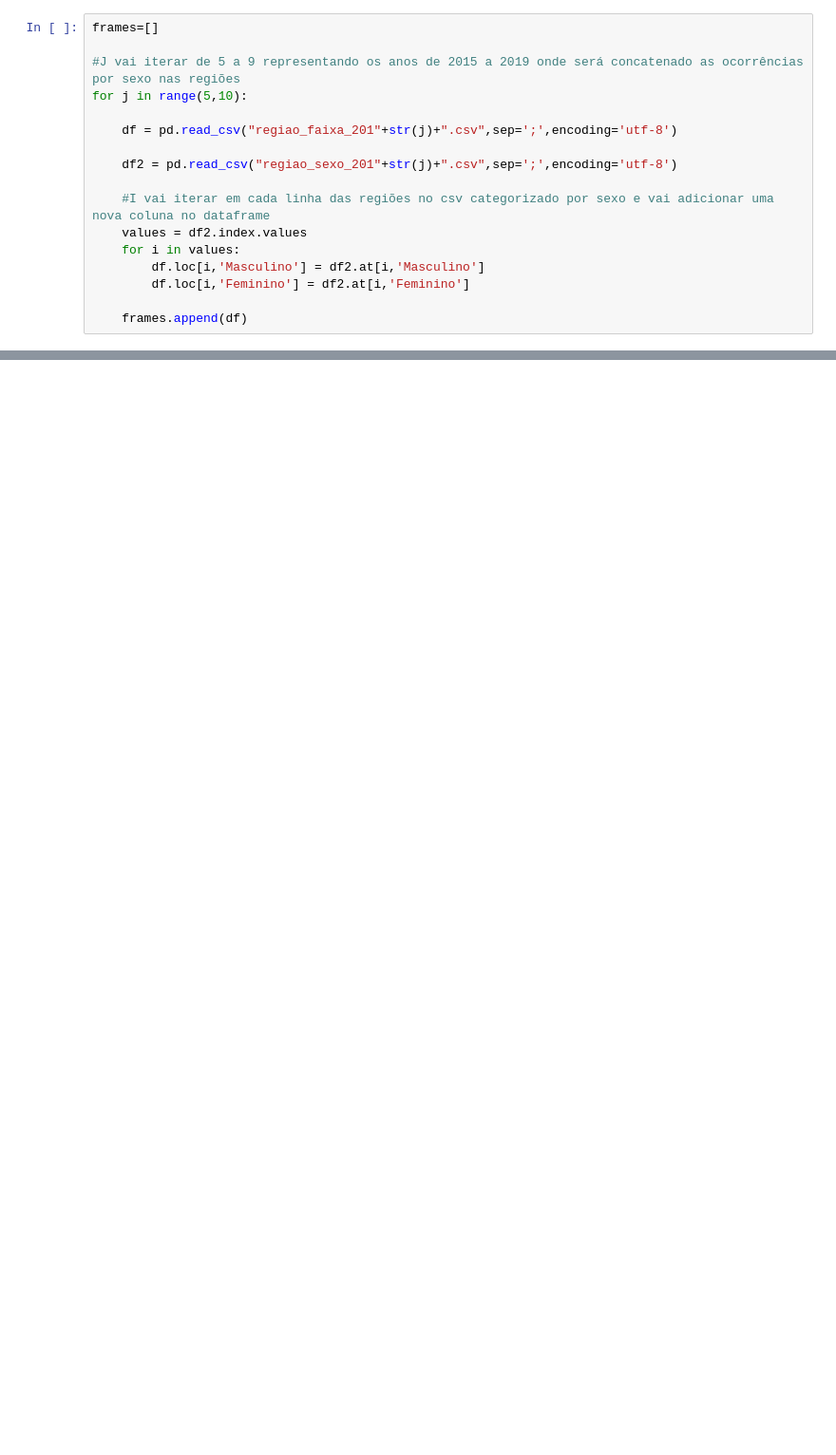
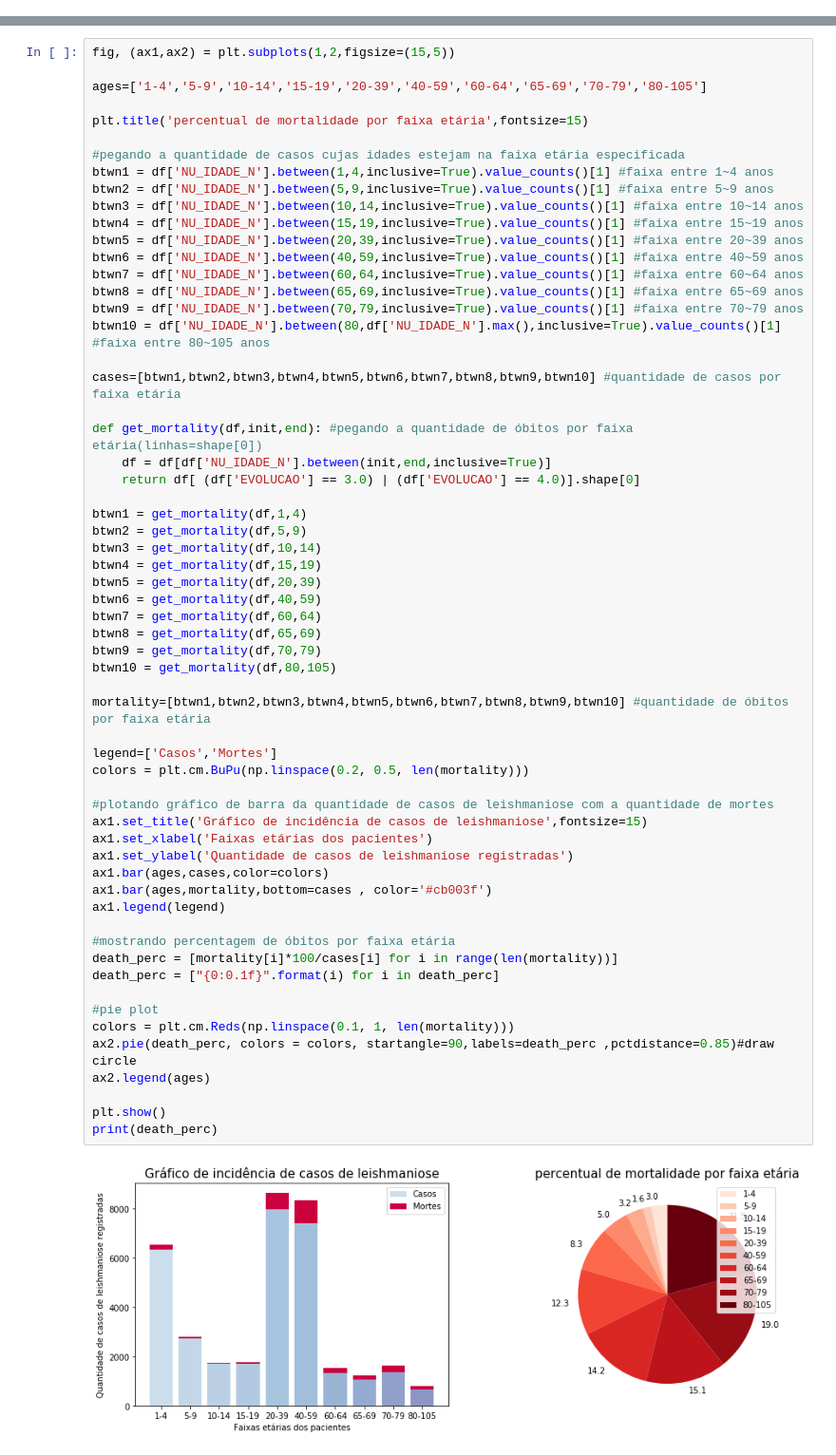
Before and after one commit to L182487/data4health, a Jupyter notebook: notebooks/exp_analysis.ipynb, the cells around one changed output, grey strips where cells are left out. Shown at 95% size. Cells and saved outputs as stored; diff of their text form; blank space fills up the shorter version.

Commit message:
gráficos de incidência e mortalidade

```diff
--- a/notebooks/exp_analysis.ipynb
+++ b/notebooks/exp_analysis.ipynb
@@ -15,17 +23,0 @@ import seaborn as sns
-# %%
-frames=[]
-
-#J vai iterar de 5 a 9 representando os anos de 2015 a 2019 onde será concatenado as ocorrências por sexo nas regiões
-for j in range(5,10):
-
-    df = pd.read_csv("regiao_faixa_201"+str(j)+".csv",sep=';',encoding='utf-8')
-
-    df2 = pd.read_csv("regiao_sexo_201"+str(j)+".csv",sep=';',encoding='utf-8')
-
-    #I vai iterar em cada linha das regiões no csv categorizado por sexo e vai adicionar uma nova coluna no dataframe
-    values = df2.index.values
-    for i in values:
-        df.loc[i,'Masculino'] = df2.at[i,'Masculino']
-        df.loc[i,'Feminino'] = df2.at[i,'Feminino']
-
-    frames.append(df)
@@ -163,0 +178,62 @@ plt.show()
+# %%
+fig, (ax1,ax2) = plt.subplots(1,2,figsize=(15,5))
+
+ages=['1-4','5-9','10-14','15-19','20-39','40-59','60-64','65-69','70-79','80-105']
+
+plt.title('percentual de mortalidade por faixa etária',fontsize=15)
+
+#pegando a quantidade de casos cujas idades estejam na faixa etária especificada
+btwn1 = df['NU_IDADE_N'].between(1,4,inclusive=True).value_counts()[1] #faixa entre 1~4 anos
+btwn2 = df['NU_IDADE_N'].between(5,9,inclusive=True).value_counts()[1] #faixa entre 5~9 anos
+btwn3 = df['NU_IDADE_N'].between(10,14,inclusive=True).value_counts()[1] #faixa entre 10~14 anos
+btwn4 = df['NU_IDADE_N'].between(15,19,inclusive=True).value_counts()[1] #faixa entre 15~19 anos
+btwn5 = df['NU_IDADE_N'].between(20,39,inclusive=True).value_counts()[1] #faixa entre 20~39 anos
+btwn6 = df['NU_IDADE_N'].between(40,59,inclusive=True).value_counts()[1] #faixa entre 40~59 anos
+btwn7 = df['NU_IDADE_N'].between(60,64,inclusive=True).value_counts()[1] #faixa entre 60~64 anos
+btwn8 = df['NU_IDADE_N'].between(65,69,inclusive=True).value_counts()[1] #faixa entre 65~69 anos
+btwn9 = df['NU_IDADE_N'].between(70,79,inclusive=True).value_counts()[1] #faixa entre 70~79 anos
+btwn10 = df['NU_IDADE_N'].between(80,df['NU_IDADE_N'].max(),inclusive=True).value_counts()[1] #faixa entre 80~105 anos
+
+cases=[btwn1,btwn2,btwn3,btwn4,btwn5,btwn6,btwn7,btwn8,btwn9,btwn10] #quantidade de casos por faixa etária
+
+def get_mortality(df,init,end): #pegando a quantidade de óbitos por faixa etária(linhas=shape[0])
+    df = df[df['NU_IDADE_N'].between(init,end,inclusive=True)]
+    return df[ (df['EVOLUCAO'] == 3.0) | (df['EVOLUCAO'] == 4.0)].shape[0]
+
+btwn1 = get_mortality(df,1,4)
+btwn2 = get_mortality(df,5,9)
+btwn3 = get_mortality(df,10,14)
+btwn4 = get_mortality(df,15,19)
+btwn5 = get_mortality(df,20,39)
+btwn6 = get_mortality(df,40,59)
+btwn7 = get_mortality(df,60,64)
+btwn8 = get_mortality(df,65,69)
+btwn9 = get_mortality(df,70,79)
+btwn10 = get_mortality(df,80,105)
+
+mortality=[btwn1,btwn2,btwn3,btwn4,btwn5,btwn6,btwn7,btwn8,btwn9,btwn10] #quantidade de óbitos por faixa etária
+
+legend=['Casos','Mortes']
+colors = plt.cm.BuPu(np.linspace(0.2, 0.5, len(mortality)))
+
+#plotando gráfico de barra da quantidade de casos de leishmaniose com a quantidade de mortes
+ax1.set_title('Gráfico de incidência de casos de leishmaniose',fontsize=15)
+ax1.set_xlabel('Faixas etárias dos pacientes')
+ax1.set_ylabel('Quantidade de casos de leishmaniose registradas')
+ax1.bar(ages,cases,color=colors)
+ax1.bar(ages,mortality,bottom=cases , color='#cb003f')
+ax1.legend(legend)
+
+#mostrando percentagem de óbitos por faixa etária
+death_perc = [mortality[i]*100/cases[i] for i in range(len(mortality))]
+death_perc = ["{0:0.1f}".format(i) for i in death_perc]
+
+#pie plot
+colors = plt.cm.Reds(np.linspace(0.1, 1, len(mortality)))
+ax2.pie(death_perc, colors = colors, startangle=90,labels=death_perc ,pctdistance=0.85)#draw circle
+ax2.legend(ages)
+
+plt.show()
+print(death_perc)
+# %% [output]
+[figure, added]
```
Also changed, not shown: parts of 24 cells of this notebook.
